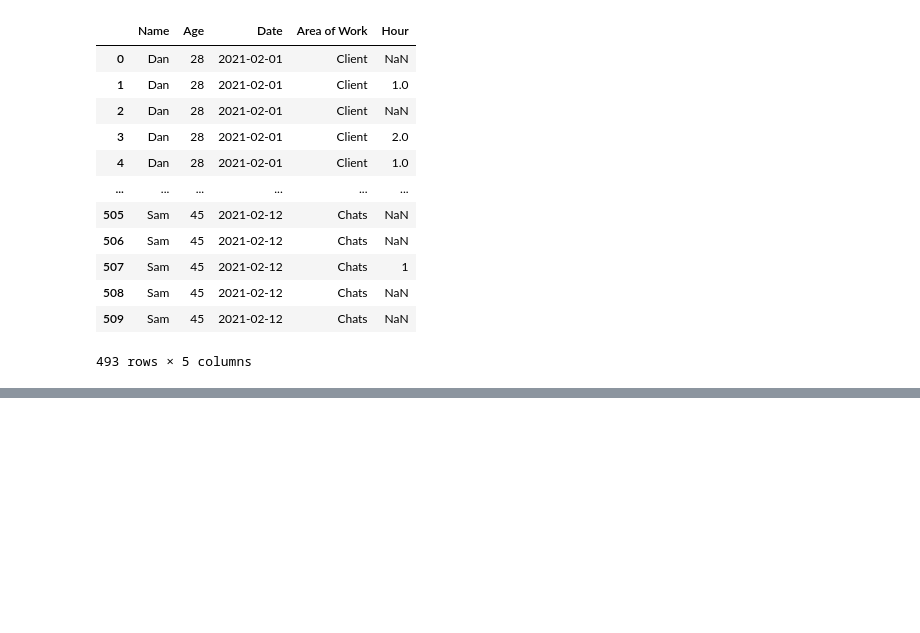
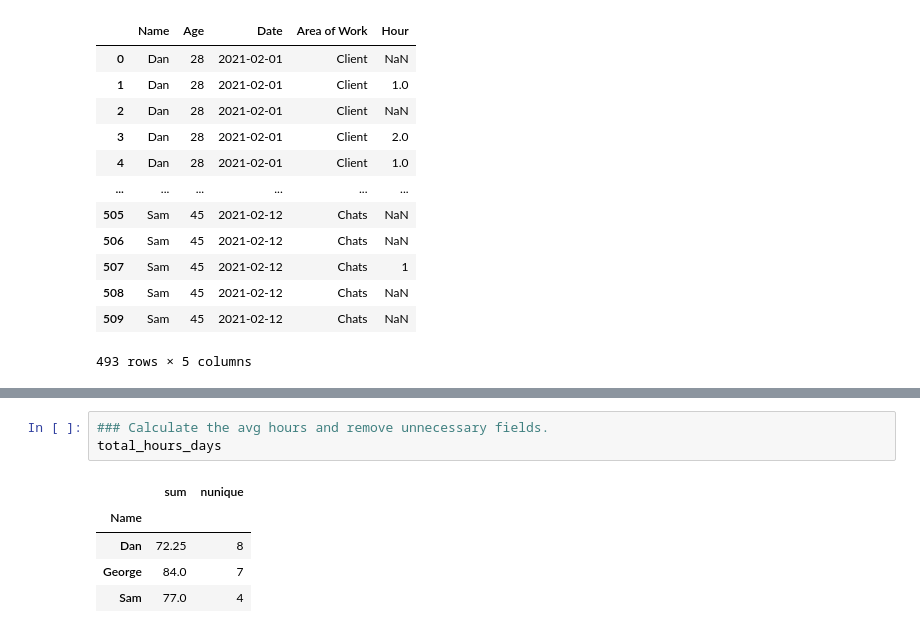
Before and after one commit to hyunjun33/Data_preprocessing, a Jupyter notebook: Preppin' Data 2021 Week 17 Challenge.ipynb, the cells around one changed output, grey strips where cells are left out. Drawn from its saved outputs; the diff is of its cells as text; blank space fills up the shorter version.

```diff
--- a/Preppin' Data 2021 Week 17 Challenge.ipynb
+++ b/Preppin' Data 2021 Week 17 Challenge.ipynb
@@ -150,0 +200,9 @@ df
+# %%
+### Calculate the avg hours and remove unnecessary fields.
+total_hours_days
+# %% [output]
+|  | sum | nunique |
+| Name |  |  |
+| Dan | 72.25 | 8 |
+| George | 84.0 | 7 |
+| Sam | 77.0 | 4 |
```
Also changed, not shown: parts of 4 cells of this notebook.
